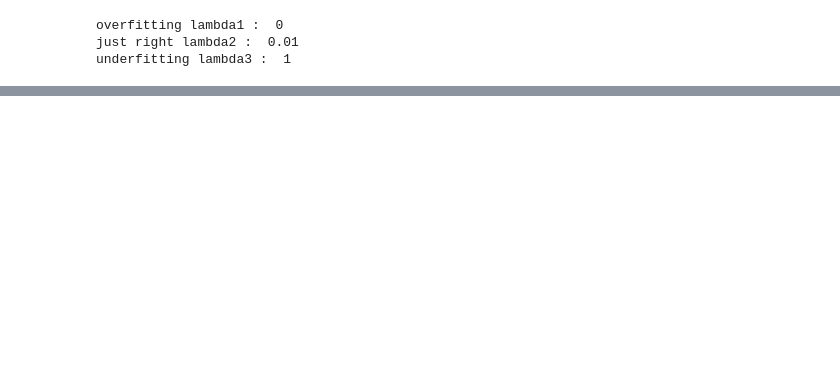
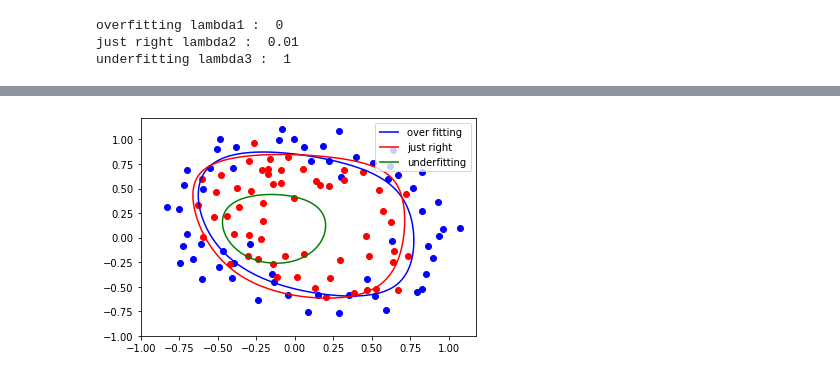
Before and after one commit to CJavaPython/AssignmentFolder, a Jupyter notebook: Assignment07/Assignment07.ipynb, the cells around one changed output, grey strips where cells are left out. Cells and saved outputs as stored; diff of their text form; code cells hidden in the pictures; blank space fills up the shorter version.

```diff
--- a/Assignment07/Assignment07.ipynb
+++ b/Assignment07/Assignment07.ipynb
@@ -283,0 +301,13 @@ plt.legend(loc='upper left')
+# %%
+plt.scatter(pointX0, pointY0, c='b')
+plt.scatter(pointX1, pointY1, c='r')
+OF = plt.contour(X,Y,Z1,levels=[0],colors = 'b')
+JR = plt.contour(X,Y,Z2,levels=[0],colors = 'r')
+UF = plt.contour(X,Y,Z3,levels=[0],colors = 'g')
+OF.collections[0].set_label("over fitting")
+JR.collections[0].set_label("just right")
+UF.collections[0].set_label("underfitting")
+plt.legend(loc = "upper right")
+plt.show()
+# %% [output]
+[figure, added]
```
Also changed, not shown: parts of 13 cells of this notebook.
